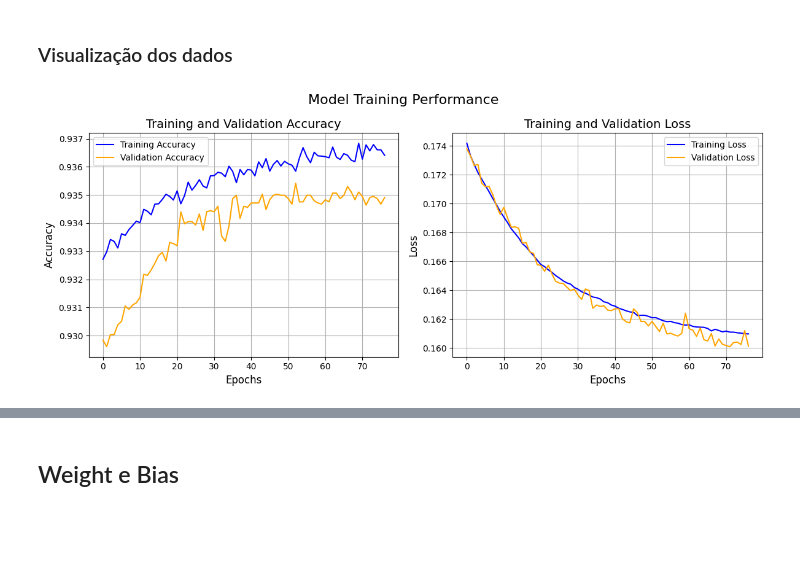
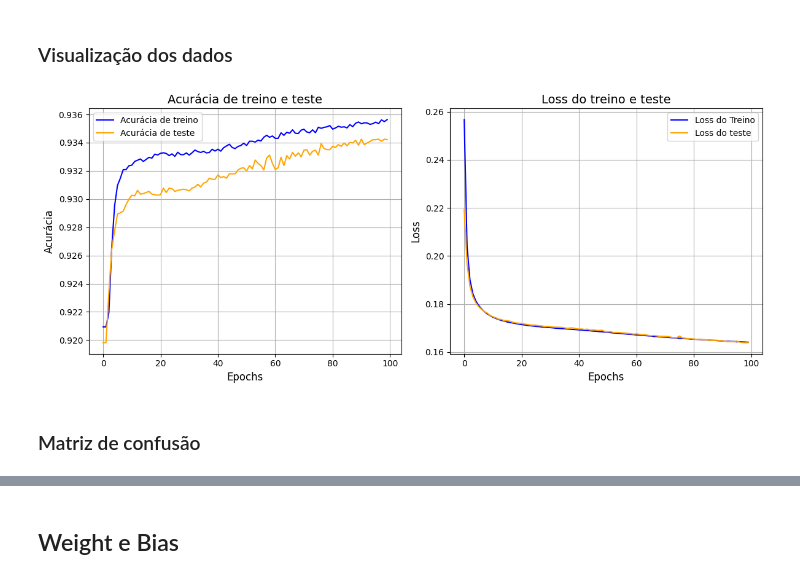
Before and after one commit to igorzeck/2R2N, a Jupyter notebook: mlp.ipynb, the cells around one changed output, grey strips where cells are left out. Saved outputs shown, nothing was run; the diff lists cells and outputs as text; code cells hidden in the pictures; blank space fills up the shorter version.

```diff
--- a/mlp.ipynb
+++ b/mlp.ipynb
@@ -14,6 +21,5 @@ import glob
 # %%
 df = pd.read_csv("Banco de dados/inmet_filtrado_mirante.csv", index_col=0)
-df = df.dropna()
 # %% [markdown]
 ## Limpeza dos dados
 # %% [markdown]
@@ -60,7 +66,7 @@ x_train, x_test, y_train, y_test = train_test_split(X, Y, test_size=0.2, random_
 # %%
 model = Sequential([
     Input(shape=(len(features),)), # Camada de Input
-    Dense(12, activation="sigmoid", input_shape=(len(features),)), # Camada oculta
+    Dense(4, activation="sigmoid"), # Camada oculta
     Dense(1, activation="sigmoid") # Camada de Output
 ])
 model.summary()
@@ -80,16 +87,21 @@ Model: "sequential"
 # %%
 early_stopping = EarlyStopping(monitor='val_loss', patience=5, restore_best_weights=True)
-model.compile(optimizer='adam',
+model.compile(optimizer=tf.optimizers.Adam(),
               loss='binary_crossentropy',
               metrics=['accuracy'])
 # %% [markdown]
 ## Treino e resultados
 # %%
+# Pula o treino se já houve um modelo salvo
 if not glob.glob("mlp.keras"):
-    mod = model.fit(x_train, y_train, epochs=100, batch_size=20, validation_data=(x_test, y_test), callbacks=[early_stopping])
+    t_i = t.time()
+    mod = model.fit(x_train, y_train, epochs=100, batch_size=100, validation_data=(x_test, y_test), callbacks=[early_stopping])
+    t_f = t.time()
+    print("Tempo de execução: ", t_f - t_i)
     model.save("mlp.keras")
 else:
     model = load_model("mlp.keras")
+    mod = model.history
     print("Modelo já treinado!")
 # %% [output]
 Epoch 1/100
@@ -121,26 +135,28 @@ Loss, Acurácia: [0.16007976233959198, 0.934638500213623]
 # %%
 plt.figure(figsize=(12, 5))
 
 plt.subplot(1, 2, 1)
-plt.plot(mod.history['accuracy'], label='Training Accuracy', color='blue')
-plt.plot(mod.history['val_accuracy'], label='Validation Accuracy', color='orange')
-plt.title('Training and Validation Accuracy', fontsize=14)
+plt.plot(mod.history['accuracy'], label='Acurácia de treino', color='blue')
+plt.plot(mod.history['val_accuracy'], label='Acurácia de teste', color='orange')
+plt.title('Acurácia de treino e teste', fontsize=14)
 plt.xlabel('Epochs', fontsize=12)
-plt.ylabel('Accuracy', fontsize=12)
+plt.ylabel('Acurácia', fontsize=12)
 plt.legend()
 plt.grid(True)
 
 plt.subplot(1, 2, 2)
-plt.plot(mod.history['loss'], label='Training Loss', color='blue')
-plt.plot(mod.history['val_loss'], label='Validation Loss', color='orange')
-plt.title('Training and Validation Loss', fontsize=14)
+plt.plot(mod.history['loss'], label='Loss do Treino', color='blue')
+plt.plot(mod.history['val_loss'], label='Loss do teste', color='orange')
+plt.title('Loss do treino e teste', fontsize=14)
 plt.xlabel('Epochs', fontsize=12)
 plt.ylabel('Loss', fontsize=12)
 plt.legend()
 plt.grid(True)
 
-plt.suptitle("Model Training Performance", fontsize=16)
+# plt.suptitle("Model Training Performance", fontsize=16)
 plt.tight_layout()
 plt.show()
 # %% [output]
-[figure, old version]
+[figure, new version]
+# %% [markdown]
+### Matriz de confusão
```
Also changed, not shown: parts of 49 cells of this notebook, 13 other files.
